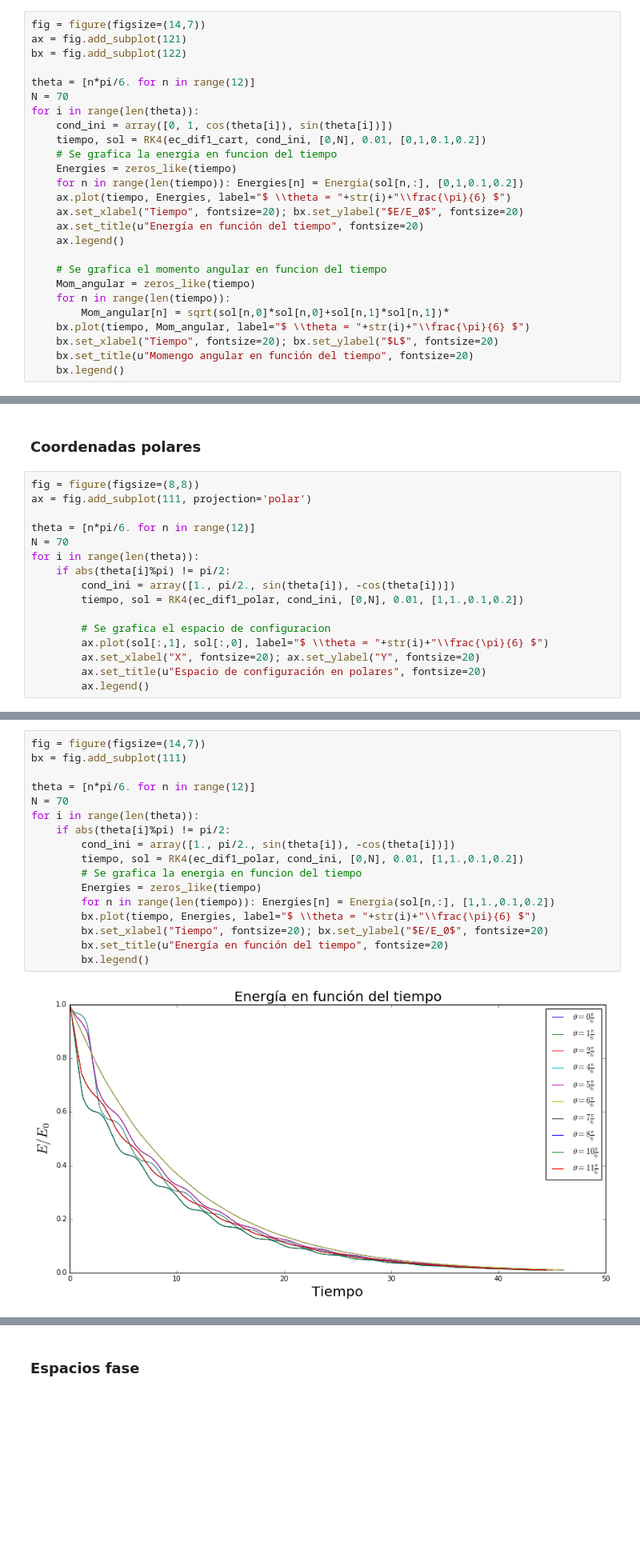
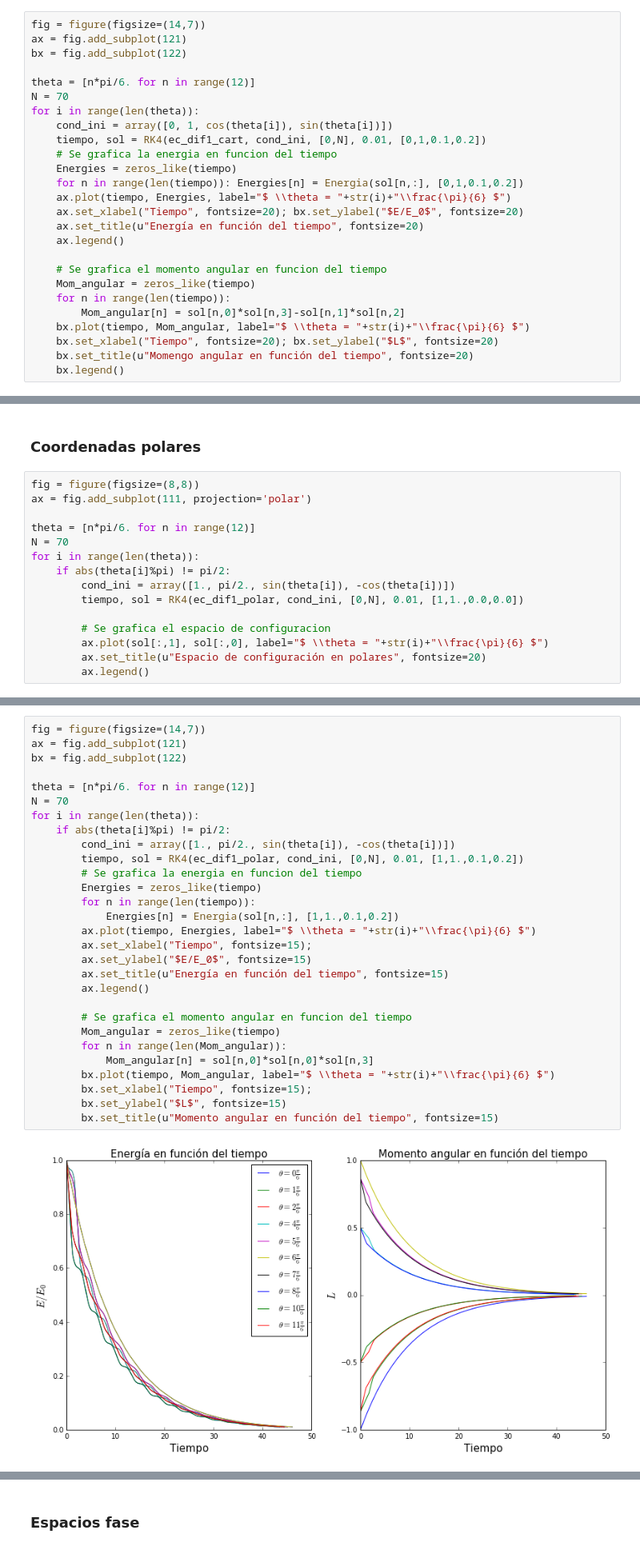
Before and after one commit to diegohdzrjk/Fisica-Computacional-2017-1, a Jupyter notebook: Tareas/Tarea Examen 1 diegohdzrjk.ipynb, the cells around one changed output, grey strips where cells are left out. Shown at 80% size. Drawn from its saved outputs; the diff is of its cells as text; blank space fills up the shorter version.

```diff
--- a/Tareas/Tarea Examen 1 diegohdzrjk.ipynb
+++ b/Tareas/Tarea Examen 1 diegohdzrjk.ipynb
@@ -189,7 +189,7 @@ for i in range(len(theta)):
     # Se grafica el momento angular en funcion del tiempo
     Mom_angular = zeros_like(tiempo)
     for n in range(len(tiempo)):
-        Mom_angular[n] = sqrt(sol[n,0]*sol[n,0]+sol[n,1]*sol[n,1])*
+        Mom_angular[n] = sol[n,0]*sol[n,3]-sol[n,1]*sol[n,2]
     bx.plot(tiempo, Mom_angular, label="$ \\theta = "+str(i)+"\\frac{\pi}{6} $")
     bx.set_xlabel("Tiempo", fontsize=20); bx.set_ylabel("$L$", fontsize=20)
     bx.set_title(u"Momengo angular en función del tiempo", fontsize=20)
@@ -207,11 +207,10 @@ N = 70
 for i in range(len(theta)):
     if abs(theta[i]%pi) != pi/2:
         cond_ini = array([1., pi/2., sin(theta[i]), -cos(theta[i])])
-        tiempo, sol = RK4(ec_dif1_polar, cond_ini, [0,N], 0.01, [1,1.,0.1,0.2])
+        tiempo, sol = RK4(ec_dif1_polar, cond_ini, [0,N], 0.01, [1,1.,0.0,0.0])
 
         # Se grafica el espacio de configuracion
         ax.plot(sol[:,1], sol[:,0], label="$ \\theta = "+str(i)+"\\frac{\pi}{6} $")
-        ax.set_xlabel("X", fontsize=20); ax.set_ylabel("Y", fontsize=20)
         ax.set_title(u"Espacio de configuración en polares", fontsize=20)
         ax.legend()
 # %% [output]
@@ -219,19 +218,31 @@ for i in range(len(theta)):
 # %%
 fig = figure(figsize=(14,7))
-bx = fig.add_subplot(111)
+ax = fig.add_subplot(121)
+bx = fig.add_subplot(122)
 
 theta = [n*pi/6. for n in range(12)]
 N = 70
 for i in range(len(theta)):
     if abs(theta[i]%pi) != pi/2:
         cond_ini = array([1., pi/2., sin(theta[i]), -cos(theta[i])])
         tiempo, sol = RK4(ec_dif1_polar, cond_ini, [0,N], 0.01, [1,1.,0.1,0.2])
         # Se grafica la energia en funcion del tiempo
         Energies = zeros_like(tiempo)
-        for n in range(len(tiempo)): Energies[n] = Energia(sol[n,:], [1,1.,0.1,0.2])
-        bx.plot(tiempo, Energies, label="$ \\theta = "+str(i)+"\\frac{\pi}{6} $")
-        bx.set_xlabel("Tiempo", fontsize=20); bx.set_ylabel("$E/E_0$", fontsize=20)
-        bx.set_title(u"Energía en función del tiempo", fontsize=20)
-        bx.legend()
+        for n in range(len(tiempo)):
+            Energies[n] = Energia(sol[n,:], [1,1.,0.1,0.2])
+        ax.plot(tiempo, Energies, label="$ \\theta = "+str(i)+"\\frac{\pi}{6} $")
+        ax.set_xlabel("Tiempo", fontsize=15);
+        ax.set_ylabel("$E/E_0$", fontsize=15)
+        ax.set_title(u"Energía en función del tiempo", fontsize=15)
+        ax.legend()
+
+        # Se grafica el momento angular en funcion del tiempo
+        Mom_angular = zeros_like(tiempo)
+        for n in range(len(Mom_angular)):
+            Mom_angular[n] = sol[n,0]*sol[n,0]*sol[n,3]
+        bx.plot(tiempo, Mom_angular, label="$ \\theta = "+str(i)+"\\frac{\pi}{6} $")
+        bx.set_xlabel("Tiempo", fontsize=15);
+        bx.set_ylabel("$L$", fontsize=15)
+        bx.set_title(u"Momento angular en función del tiempo", fontsize=15)
 # %% [output]
-[figure, old version]
+[figure, new version]
```
Also changed, not shown: parts of 14 cells of this notebook.
